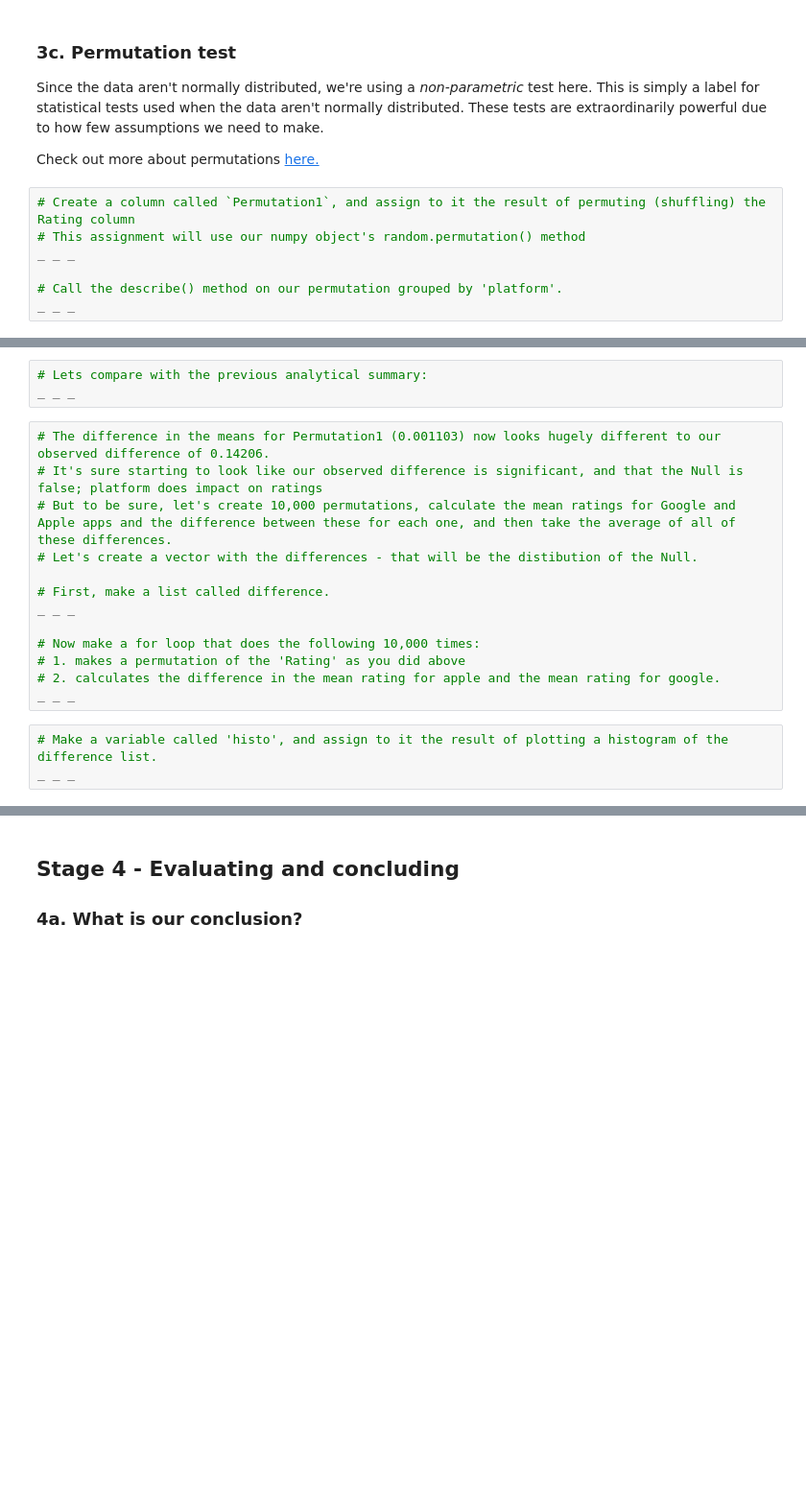
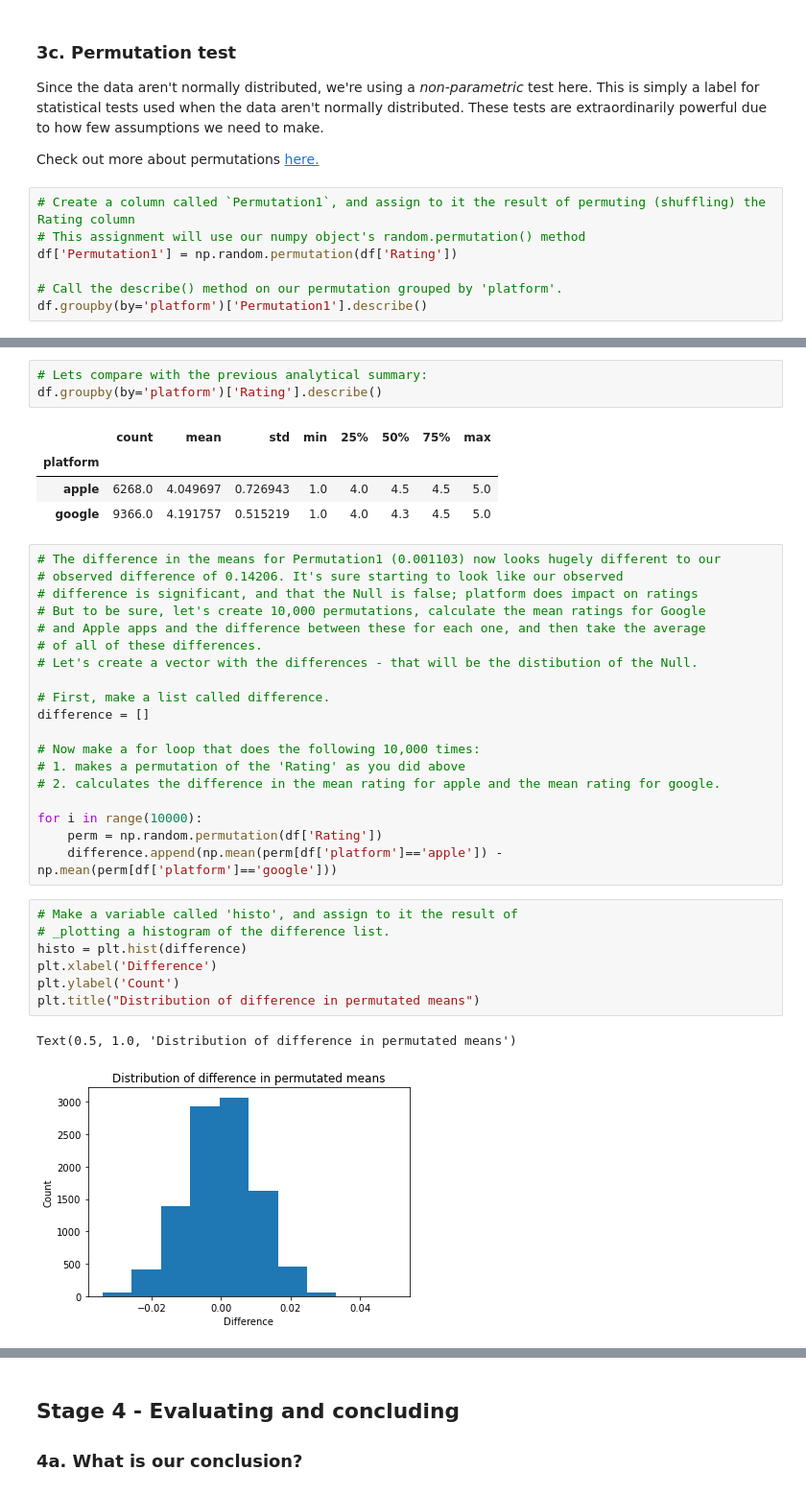
Before and after one commit to birr-data/Integrating_Apps, a Jupyter notebook: mjg-apps-project-Tier3.ipynb, the cells around one changed output, grey strips where cells are left out. Shown: that part at 96% size. Saved outputs shown, nothing was run; the diff lists cells and outputs as text; blank space fills up the shorter version.

```diff
--- a/mjg-apps-project-Tier3.ipynb
+++ b/mjg-apps-project-Tier3.ipynb
@@ -448,7 +468,7 @@ Check out more about permutations [here.](http://rasbt.github.io/mlxtend/user_gu
 # %%
 # Create a column called `Permutation1`, and assign to it the result of permuting (shuffling) the Rating column
 # This assignment will use our numpy object's random.permutation() method
-_ _ _
+df['Permutation1'] = np.random.permutation(df['Rating'])
 
 # Call the describe() method on our permutation grouped by 'platform'.
-_ _ _
+df.groupby(by='platform')['Permutation1'].describe()
@@ -455,20 +480,38 @@ _ _ _
 # %%
 # Lets compare with the previous analytical summary:
-_ _ _
+df.groupby(by='platform')['Rating'].describe()
+# %% [output]
+|  | count | mean | std | min | 25% | 50% | 75% | max |
+| platform |  |  |  |  |  |  |  |  |
+| apple | 6268.0 | 4.049697 | 0.726943 | 1.0 | 4.0 | 4.5 | 4.5 | 5.0 |
+| google | 9366.0 | 4.191757 | 0.515219 | 1.0 | 4.0 | 4.3 | 4.5 | 5.0 |
 # %%
-# The difference in the means for Permutation1 (0.001103) now looks hugely different to our observed difference of 0.14206.
-# It's sure starting to look like our observed difference is significant, and that the Null is false; platform does impact on ratings
-# But to be sure, let's create 10,000 permutations, calculate the mean ratings for Google and Apple apps and the difference between these for each one, and then take the average of all of these differences.
+# The difference in the means for Permutation1 (0.001103) now looks hugely different to our
+# observed difference of 0.14206. It's sure starting to look like our observed
+# difference is significant, and that the Null is false; platform does impact on ratings
+# But to be sure, let's create 10,000 permutations, calculate the mean ratings for Google
+# and Apple apps and the difference between these for each one, and then take the average
+# of all of these differences.
 # Let's create a vector with the differences - that will be the distibution of the Null.
 
 # First, make a list called difference.
-_ _ _
+difference = []
 
 # Now make a for loop that does the following 10,000 times:
 # 1. makes a permutation of the 'Rating' as you did above
 # 2. calculates the difference in the mean rating for apple and the mean rating for google.
-_ _ _
+
+for i in range(10000):
+    perm = np.random.permutation(df['Rating'])
+    difference.append(np.mean(perm[df['platform']=='apple']) - np.mean(perm[df['platform']=='google']))
 # %%
-# Make a variable called 'histo', and assign to it the result of plotting a histogram of the difference list.
-_ _ _
+# Make a variable called 'histo', and assign to it the result of
+# _plotting a histogram of the difference list.
+histo = plt.hist(difference)
+plt.xlabel('Difference')
+plt.ylabel('Count')
+plt.title("Distribution of difference in permutated means")
+# %% [output]
+Text(0.5, 1.0, 'Distribution of difference in permutated means')
+[figure, added]
 # %%
```
Also changed, not shown: parts of 11 cells of this notebook.
